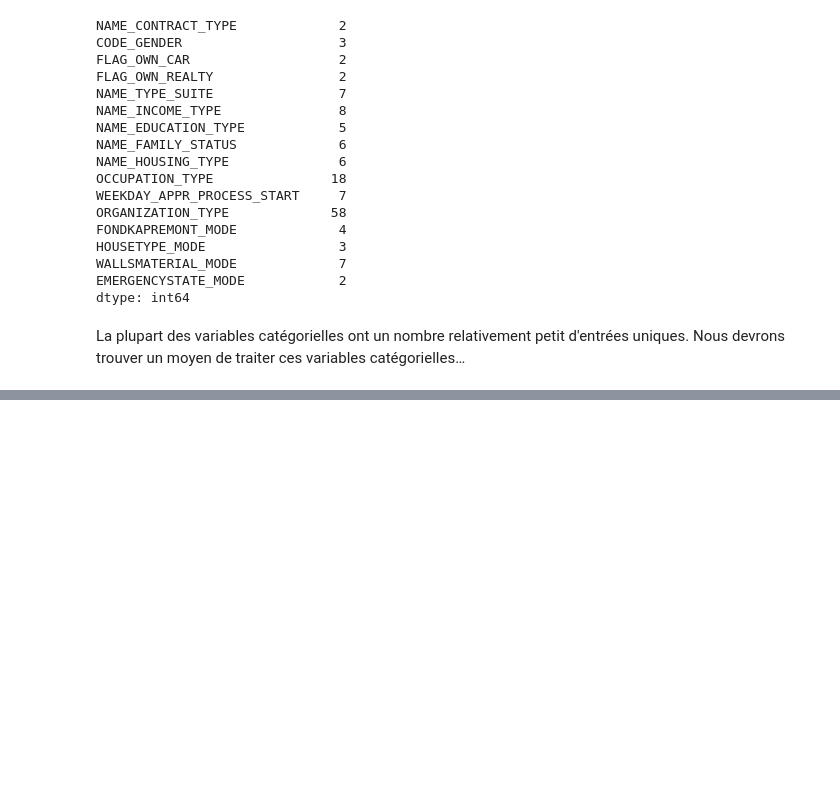
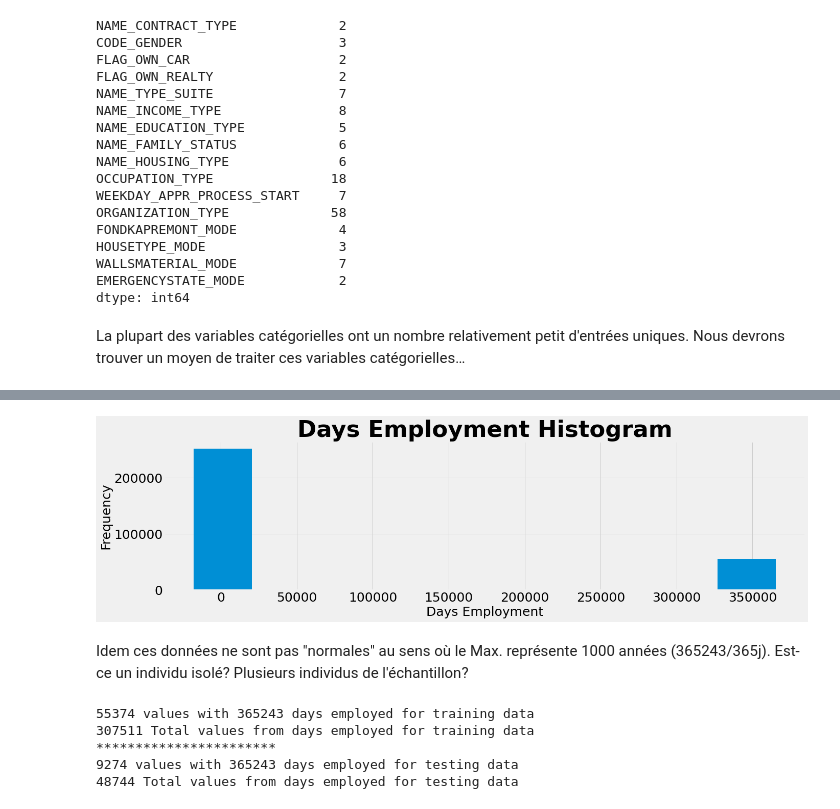
Before and after one commit to nalron/project_credit_scoring_model, a Jupyter notebook: p7_01_eda_notebook.ipynb, the cells around one changed output, grey strips where cells are left out. Cells and saved outputs as stored; diff of their text form; code cells hidden in the pictures; blank space fills up the shorter version.

```diff
--- a/p7_01_eda_notebook.ipynb
+++ b/p7_01_eda_notebook.ipynb
@@ -350,0 +457,23 @@ La plupart des variables catégorielles ont un nombre relativement petit d'entr
+# %%
+application_train['DAYS_EMPLOYED'].plot.hist(title = 'Days Employment Histogram', figsize=(20,5));
+plt.xlabel('Days Employment')
+show()
+# %% [output]
+[figure, added]
+# %% [markdown]
+Idem ces données ne sont pas "normales" au sens où le Max. représente 1000 années (365243/365j).
+Est-ce un individu isolé? Plusieurs individus de l'échantillon?
+# %%
+print("%0.0f values with 365243 days employed for training data" %
+      len(application_train[application_train['DAYS_EMPLOYED'] == 365243]))
+print("%0.0f Total values from days employed for training data" % application_train.shape[0])
+print("***********************")
+print("%0.0f values with 365243 days employed for testing data" %
+      len(application_test[application_test['DAYS_EMPLOYED'] == 365243]))
+print("%0.0f Total values from days employed for testing data" % application_test.shape[0])
+# %% [output]
+55374 values with 365243 days employed for training data
+307511 Total values from days employed for training data
+***********************
+9274 values with 365243 days employed for testing data
+48744 Total values from days employed for testing data
```
Also changed, not shown: parts of 14 cells of this notebook.
